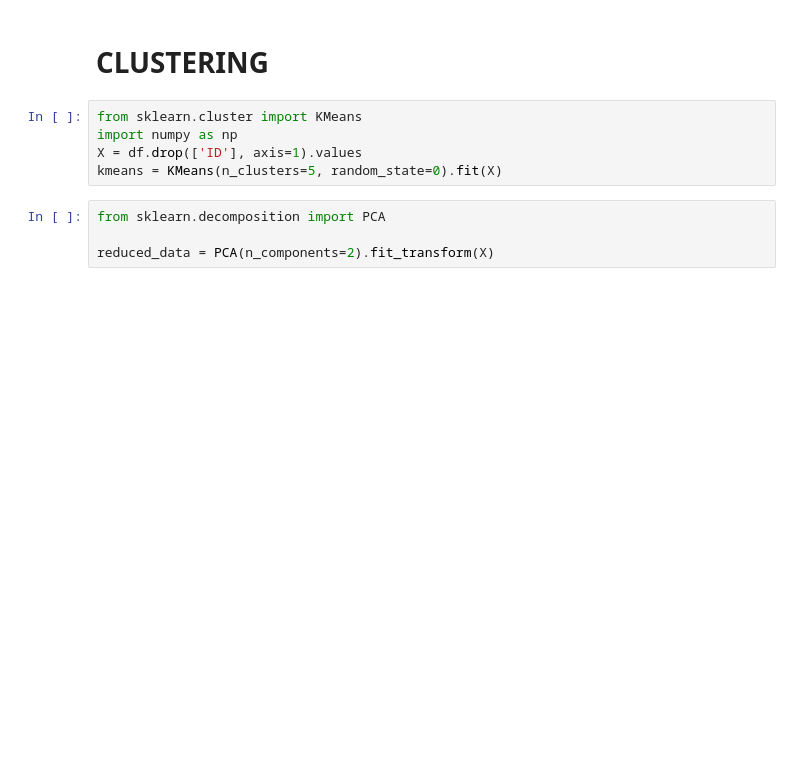
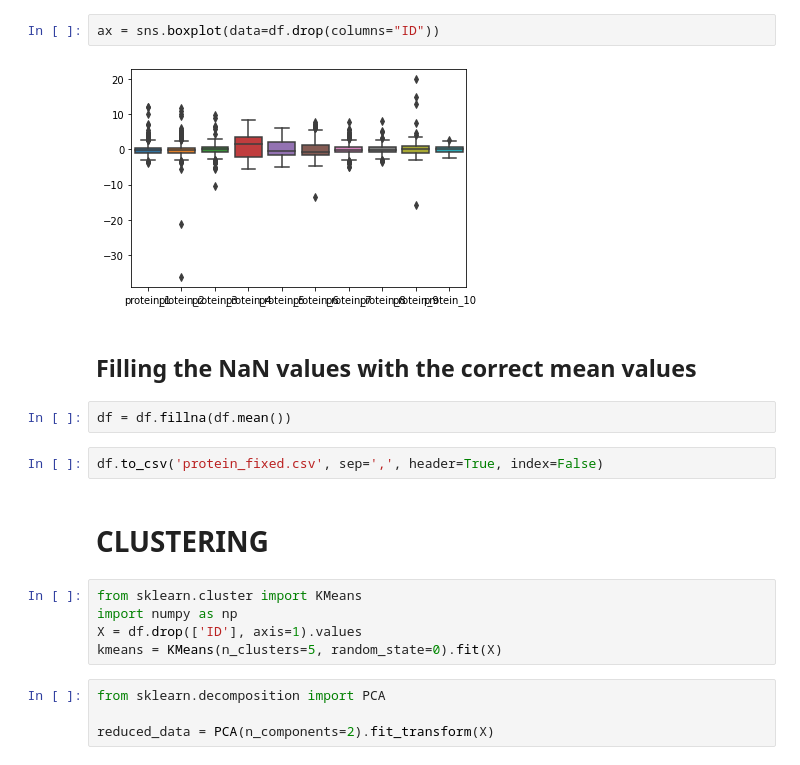
Before and after one commit to aka-sova/236756_Introduction_to_ML, a Jupyter notebook: hw4/wet_alex/data_preparation.ipynb, the cells around one changed output. Drawn from its saved outputs; the diff is of its cells as text; blank space fills up the shorter version.

```diff
--- a/hw4/wet_alex/data_preparation.ipynb
+++ b/hw4/wet_alex/data_preparation.ipynb
@@ -72,3 +129,13 @@ X
+# %%
+ax = sns.boxplot(data=df.drop(columns="ID"))
+# %% [output]
+[figure, added]
+# %% [markdown]
+## Filling the NaN values with the correct mean values
+# %%
+df = df.fillna(df.mean())
+# %%
+df.to_csv('protein_fixed.csv', sep=',', header=True, index=False)
 # %% [markdown]
 # CLUSTERING
 # %%
```
Also changed, not shown: parts of 30 cells of this notebook, 1 other file.
